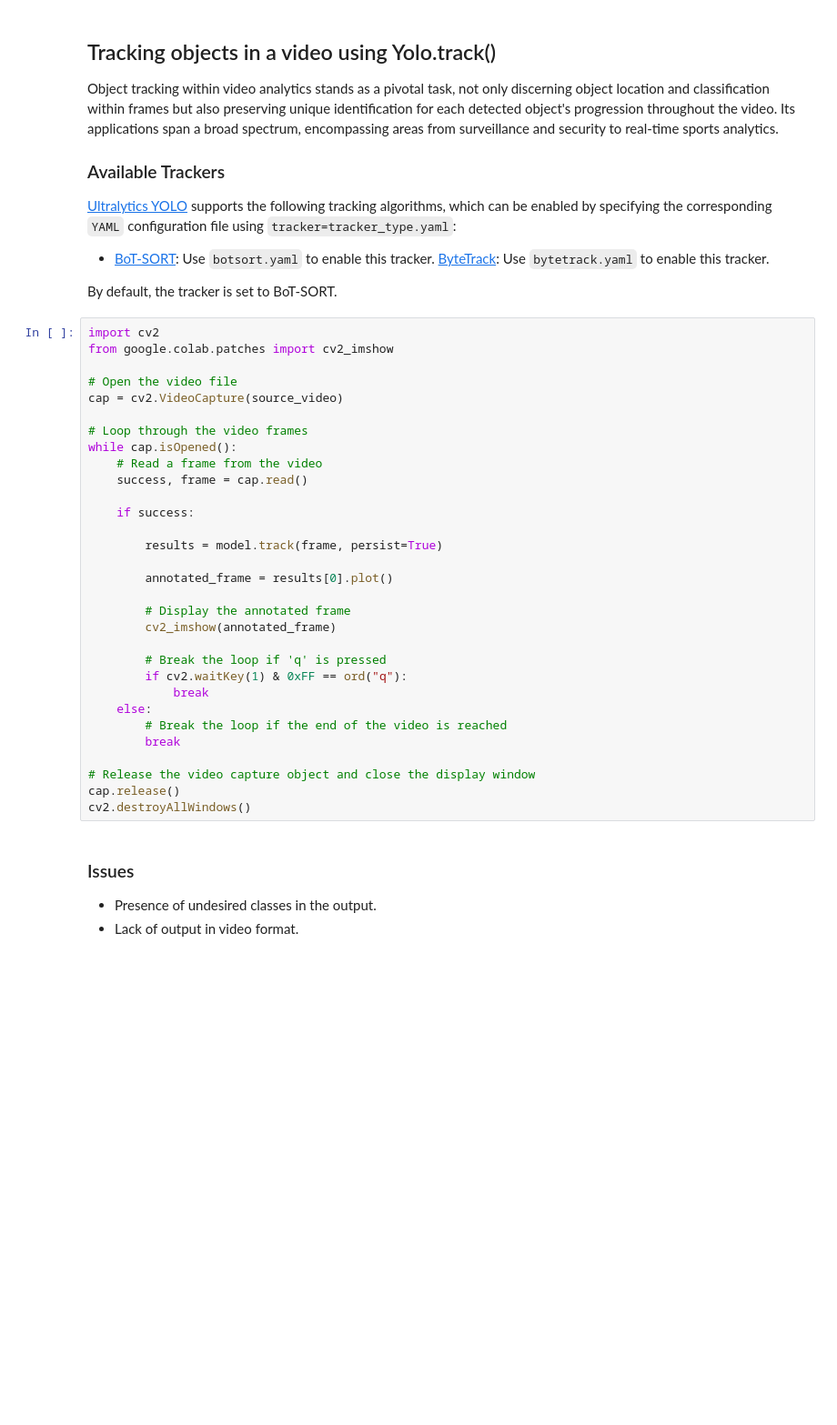
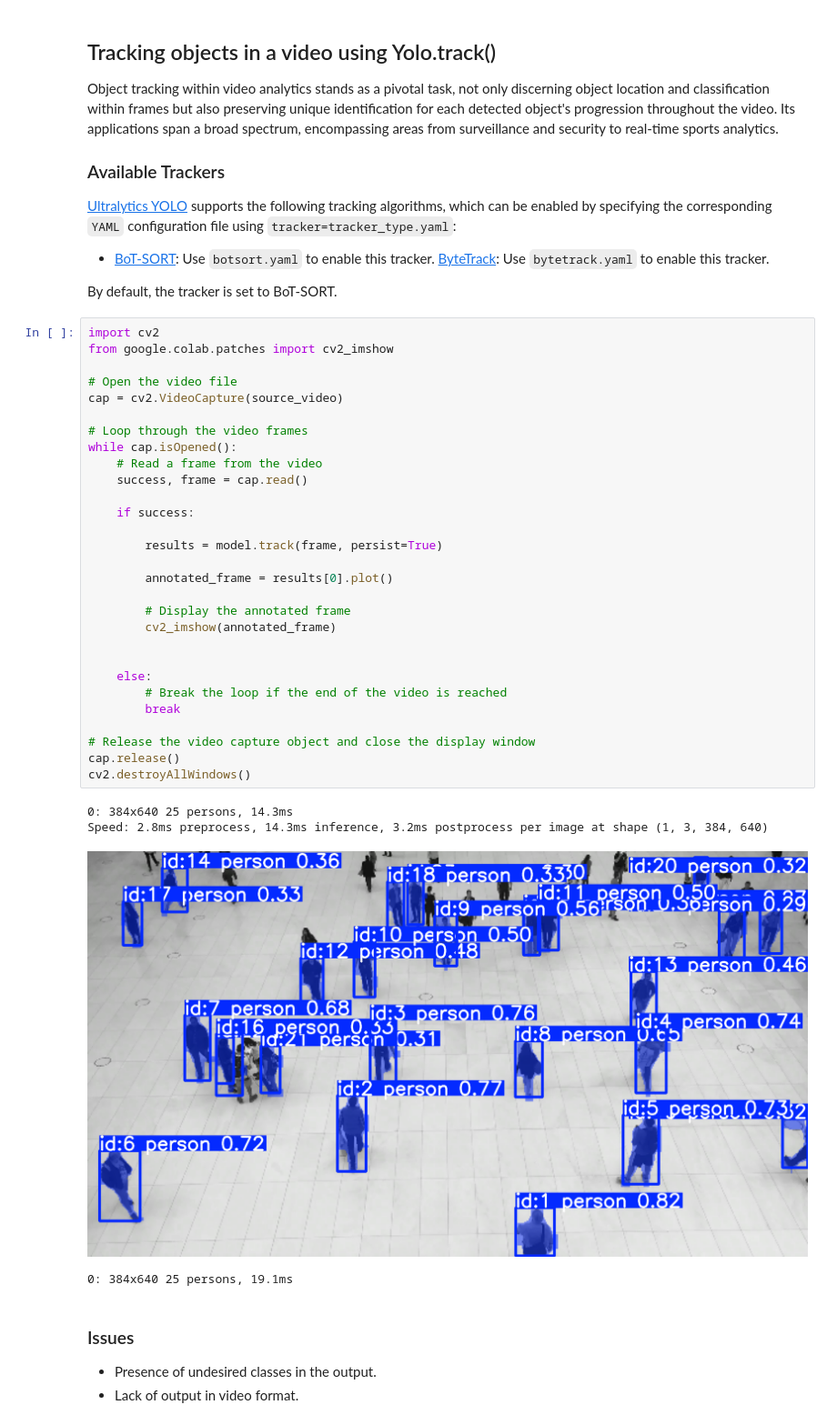
Before and after one commit to tahamsi/computer-vision, a Jupyter notebook: week-10/Object_tracking_and_counting_with_yolo11.ipynb, the cells around one changed output. Shown at 91% size. Saved outputs shown, nothing was run; the diff lists cells and outputs as text; blank space fills up the shorter version.

```diff
--- a/week-10/Object_tracking_and_counting_with_yolo11.ipynb
+++ b/week-10/Object_tracking_and_counting_with_yolo11.ipynb
@@ -85,34 +109,37 @@ By default, the tracker is set to BoT-SORT.
 # %%
 import cv2
 from google.colab.patches import cv2_imshow
 
 # Open the video file
 cap = cv2.VideoCapture(source_video)
 
 # Loop through the video frames
 while cap.isOpened():
     # Read a frame from the video
     success, frame = cap.read()
 
     if success:
 
         results = model.track(frame, persist=True)
 
         annotated_frame = results[0].plot()
 
         # Display the annotated frame
         cv2_imshow(annotated_frame)
 
-        # Break the loop if 'q' is pressed
-        if cv2.waitKey(1) & 0xFF == ord("q"):
-            break
+
     else:
         # Break the loop if the end of the video is reached
         break
 
 # Release the video capture object and close the display window
 cap.release()
 cv2.destroyAllWindows()
+# %% [output]
+0: 384x640 25 persons, 14.3ms
+Speed: 2.8ms preprocess, 14.3ms inference, 3.2ms postprocess per image at shape (1, 3, 384, 640)
+[figure, added]
+0: 384x640 25 persons, 19.1ms
 # %% [markdown]
 ### Issues
 * Presence of undesired classes in the output.
```
Also changed, not shown: parts of 2 cells of this notebook.
